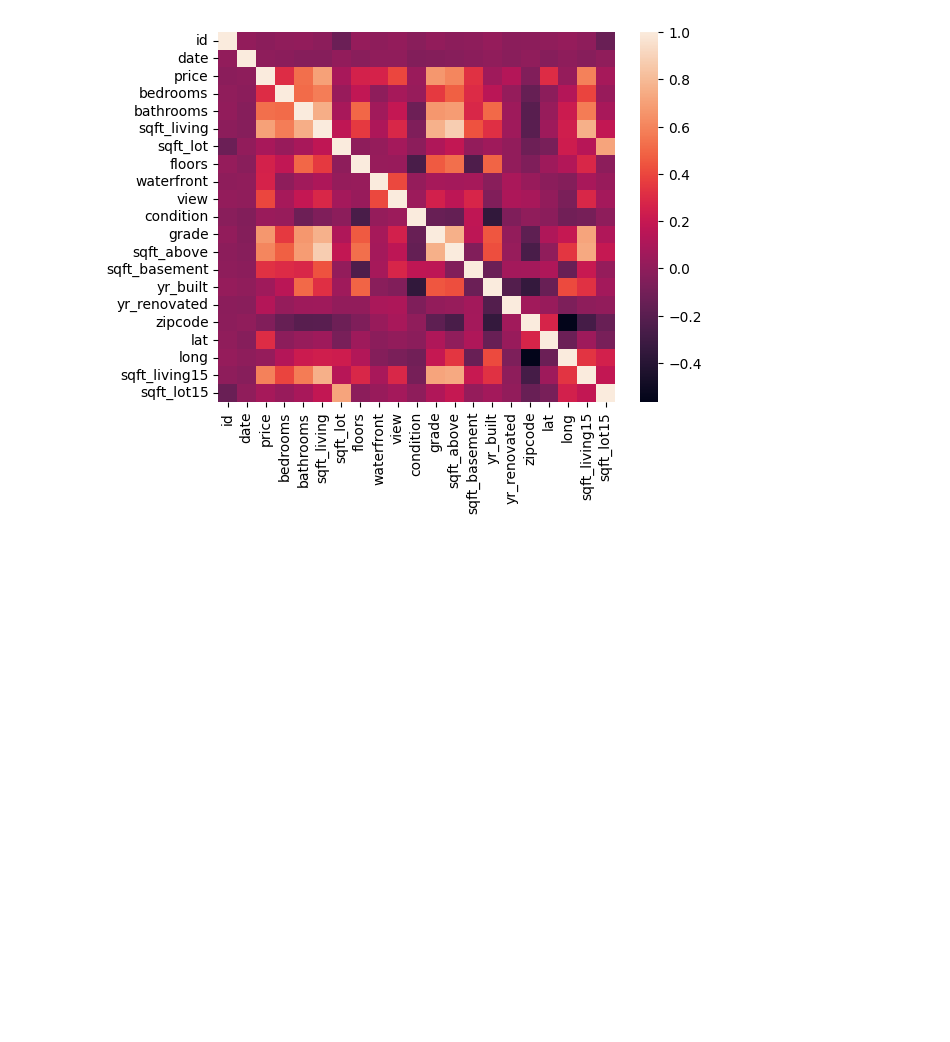
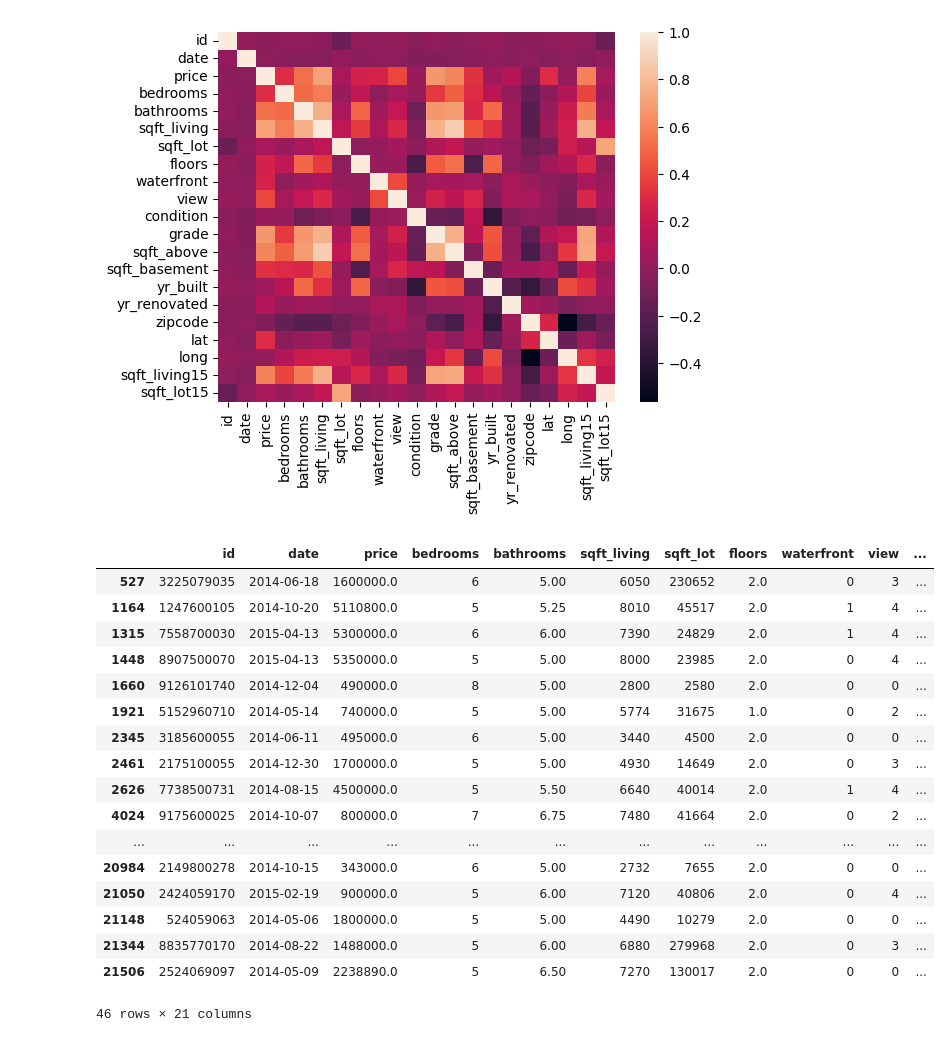
Before and after one commit to zambgab/data-processing-with-python, a Jupyter notebook: dataprocessingwithpython.ipynb, the cells around one changed output. Drawn from its saved outputs; the diff is of its cells as text; code cells hidden in the pictures; blank space fills up the shorter version.

```diff
--- a/dataprocessingwithpython.ipynb
+++ b/dataprocessingwithpython.ipynb
@@ -196,3 +196,25 @@ sns.heatmap(df_copia.corr())
 # %% [output]
 <Axes: >
 [figure]
+# %%
+#Verificar se existem casas com +4 quartos e 5 banheiros
+df_copia.loc[(df_copia['bedrooms'] > 4) & (df_copia['bathrooms'] >= 5.00)]
+# %% [output]
+|  | id | date | price | bedrooms | bathrooms | sqft_living | sqft_lot | floors | waterfront | view | ... |
+| 527 | 3225079035 | 2014-06-18 | 1600000.0 | 6 | 5.00 | 6050 | 230652 | 2.0 | 0 | 3 | ... |
+| 1164 | 1247600105 | 2014-10-20 | 5110800.0 | 5 | 5.25 | 8010 | 45517 | 2.0 | 1 | 4 | ... |
+| 1315 | 7558700030 | 2015-04-13 | 5300000.0 | 6 | 6.00 | 7390 | 24829 | 2.0 | 1 | 4 | ... |
+| 1448 | 8907500070 | 2015-04-13 | 5350000.0 | 5 | 5.00 | 8000 | 23985 | 2.0 | 0 | 4 | ... |
+| 1660 | 9126101740 | 2014-12-04 | 490000.0 | 8 | 5.00 | 2800 | 2580 | 2.0 | 0 | 0 | ... |
+| 1921 | 5152960710 | 2014-05-14 | 740000.0 | 5 | 5.00 | 5774 | 31675 | 1.0 | 0 | 2 | ... |
+| 2345 | 3185600055 | 2014-06-11 | 495000.0 | 6 | 5.00 | 3440 | 4500 | 2.0 | 0 | 0 | ... |
+| 2461 | 2175100055 | 2014-12-30 | 1700000.0 | 5 | 5.00 | 4930 | 14649 | 2.0 | 0 | 3 | ... |
+| 2626 | 7738500731 | 2014-08-15 | 4500000.0 | 5 | 5.50 | 6640 | 40014 | 2.0 | 1 | 4 | ... |
+| 4024 | 9175600025 | 2014-10-07 | 800000.0 | 7 | 6.75 | 7480 | 41664 | 2.0 | 0 | 2 | ... |
+| ... | ... | ... | ... | ... | ... | ... | ... | ... | ... | ... | ... |
+| 20984 | 2149800278 | 2014-10-15 | 343000.0 | 6 | 5.00 | 2732 | 7655 | 2.0 | 0 | 0 | ... |
+| 21050 | 2424059170 | 2015-02-19 | 900000.0 | 5 | 6.00 | 7120 | 40806 | 2.0 | 0 | 4 | ... |
+| 21148 | 524059063 | 2014-05-06 | 1800000.0 | 5 | 5.00 | 4490 | 10279 | 2.0 | 0 | 0 | ... |
+| 21344 | 8835770170 | 2014-08-22 | 1488000.0 | 5 | 6.00 | 6880 | 279968 | 2.0 | 0 | 3 | ... |
+| 21506 | 2524069097 | 2014-05-09 | 2238890.0 | 5 | 6.50 | 7270 | 130017 | 2.0 | 0 | 0 | ... |
+46 rows × 21 columns
```
Also changed, not shown: parts of 1 cell of this notebook, 1 other file.
